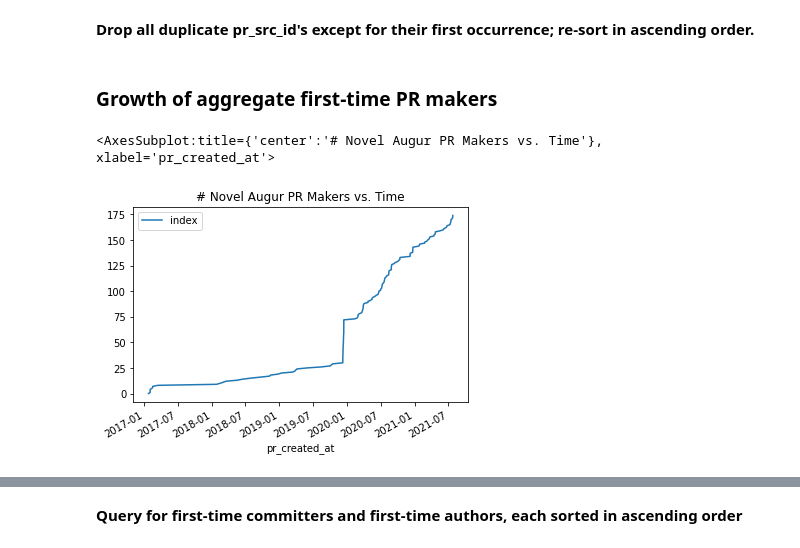
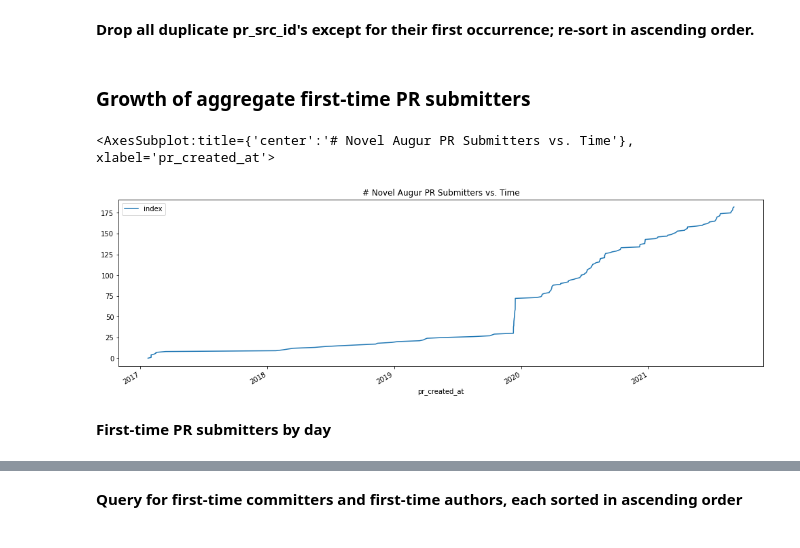
Before and after one commit to oss-aspen/Rappel, a Jupyter notebook: notebooks/community_metrics.ipynb, the cells around one changed output, grey strips where cells are left out. Saved outputs shown, nothing was run; the diff lists cells and outputs as text; code cells hidden in the pictures.

```diff
--- a/notebooks/community_metrics.ipynb
+++ b/notebooks/community_metrics.ipynb
@@ -20,6 +20,7 @@ import datetime
 from pandas.tseries.offsets import BusinessDay
 from matplotlib.ticker import MaxNLocator
 from dateutil.relativedelta import relativedelta
+plt.rcParams['figure.figsize'] = (17, 5)
 
 warnings.filterwarnings('ignore')
 
@@ -177,10 +227,12 @@ df_pr.drop("index", axis=1, inplace=True)
 # reset the index so index is a column, increasing (1,df.size+1)
 df_pr = df_pr.reset_index()
 # %% [markdown]
-### Growth of aggregate first-time PR makers
+### Growth of aggregate first-time PR submitters
 # %%
 # plot the index of creation vs. the creation date of PR.
-df_pr.plot(x="pr_created_at", y="index", title="# Novel Augur PR Makers vs. Time")
+df_pr.plot(x="pr_created_at", y="index", title="# Novel Augur PR Submitters vs. Time")
 # %% [output]
-<AxesSubplot:title={'center':'# Novel Augur PR Makers vs. Time'}, xlabel='pr_created_at'>
+<AxesSubplot:title={'center':'# Novel Augur PR Submitters vs. Time'}, xlabel='pr_created_at'>
-[figure, old version]
+[figure, new version]
+# %% [markdown]
+**First-time PR submitters by day**
```
Also changed, not shown: parts of 37 cells of this notebook, 1 other file.
